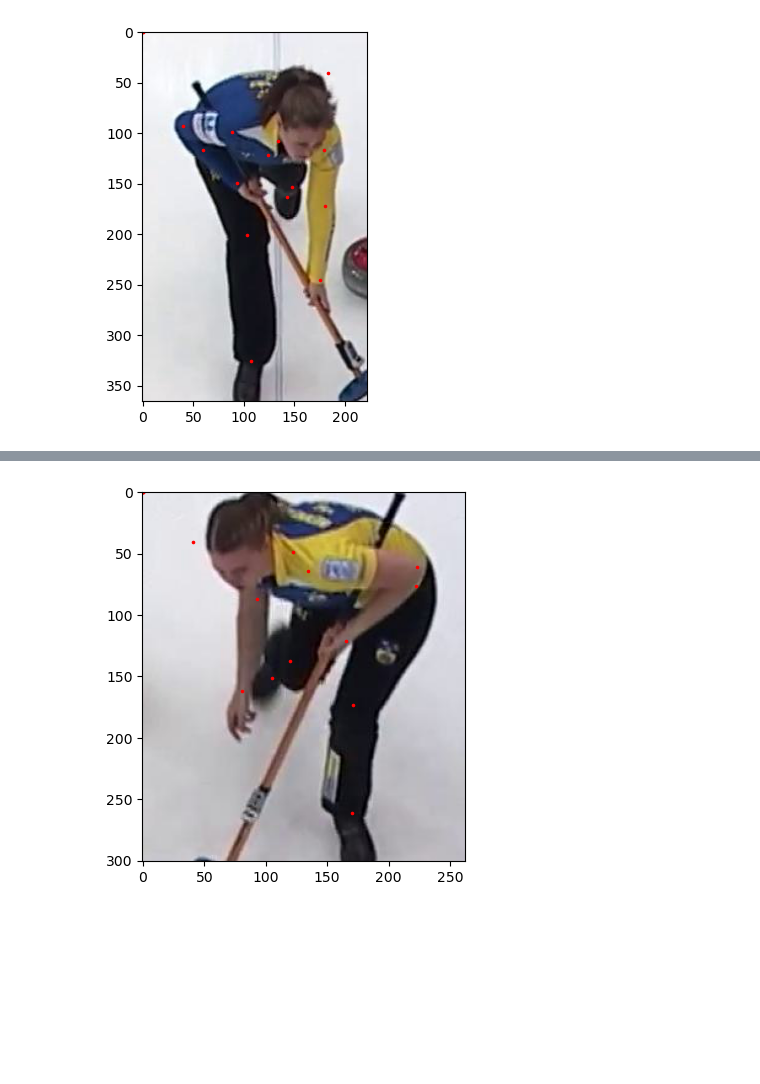
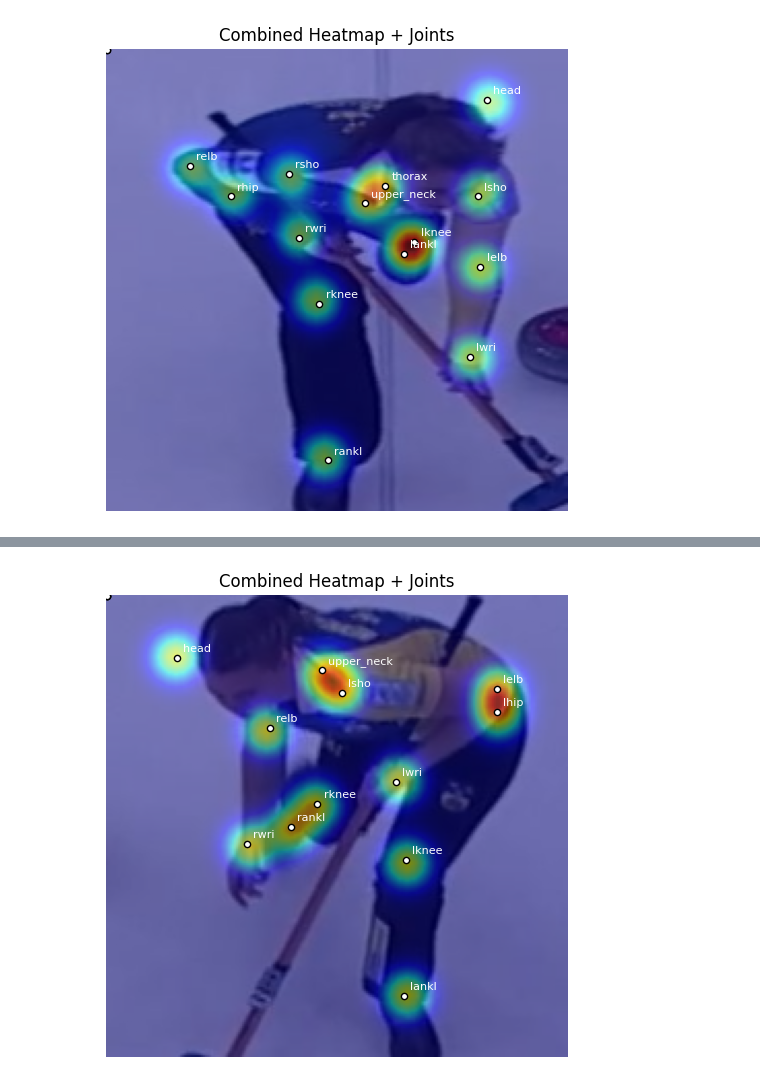
Before and after one commit to leftlyk/AIML339Capstone, a Jupyter notebook: data/test_mpii_dataset.ipynb, the cells around one changed output, grey strips where cells are left out. Saved outputs shown, nothing was run; the diff lists cells and outputs as text; code cells hidden in the pictures; blank space fills up the shorter version.

```diff
--- a/data/test_mpii_dataset.ipynb
+++ b/data/test_mpii_dataset.ipynb
@@ -1,21 +1,76 @@
 # %%
-from mpii_dataset import MPII_Dataset
+from mpii_dataset import MPIIDataset
 import matplotlib.pyplot as plt
+import torch
+import cv2
 
-face_dataset = MPII_Dataset(images_path='cropped_persons/',
+face_dataset = MPIIDataset(images_path='cropped_persons/',
                             annotations_path='annotations/cropped_persons_annotations.json',
                                     )
 
-fig = plt.figure()
 
-def show_joints(image, joints):
-    """Show image with landmarks"""
-    print(joints)
+mpii_idx_to_jnt = {
+    0: 'rankl', 1: 'rknee', 2: 'rhip', 3: 'lhip', 4: 'lknee', 5: 'lankl',
+    6: 'pelvis', 7: 'thorax', 8: 'upper_neck', 9: 'head',
+    10: 'rwri', 11: 'relb', 12: 'rsho', 13: 'lsho', 14: 'lelb', 15: 'lwri'
+}
+
+def show_combined_heatmap_with_joints(image, heatmaps, coords=None, alpha=0.5, joint_names=mpii_idx_to_jnt):
+    """
+    Overlay all joint heatmaps + optionally draw joint points.
+
+    Args:
+        image: (3, H, W) or (H, W, 3)
+        heatmaps: (num_joints, Hh, Wh)
+        coords: optional (num_joints, 2) normalized joint coordinates in [0,1]
+        alpha: transparency for overlay
+    """
+    # Convert image
+    if isinstance(image, torch.Tensor):
+        image = image.detach().cpu().numpy()
+    if image.ndim == 3 and image.shape[0] == 3:
+        image = np.transpose(image, (1, 2, 0))
+    if image.max() > 1:
+        image = image / 255.0
+
+    H, W, _ = image.shape
+
+    # Convert heatmaps
+    if isinstance(heatmaps, torch.Tensor):
+        heatmaps = heatmaps.detach().cpu().numpy()
+
+    num_joints = heatmaps.shape[0]
+    combined_hm = np.zeros((H, W), dtype=np.float32)
+    for j in range(num_joints):
+        hm = heatmaps[j]
+        hm_resized = cv2.resize(hm, (W, H))
+        combined_hm += hm_resized
+    combined_hm = (combined_hm - combined_hm.min()) / (combined_hm.max() + 1e-6)
+
+    # Overlay combined heatmap
+    plt.figure(figsize=(6, 6))
     plt.imshow(image)
-    plt.scatter(joints[:, 0], joints[:, 1], s=10, marker='.', c='r')
+    plt.imshow(combined_hm, cmap='jet', alpha=alpha)
+
+    # Plot joint coordinates
+    if coords is not None:
+        if isinstance(coords, torch.Tensor):
+            coords = coords.detach().cpu().numpy()
+        for i, (x, y) in enumerate(coords):
+            x_pix, y_pix = int(x * W), int(y * H)
+            plt.scatter(x_pix, y_pix, s=20, c='white', edgecolors='black')
+            plt.text(x_pix + 3, y_pix - 3, joint_names.get(i, str(i)), color='white', fontsize=8)
+
+    plt.axis('off')
+    plt.title("Combined Heatmap + Joints")
     plt.show()
 
+
+
+
 for i, sample in enumerate(face_dataset):
-    print(i, sample['image'].shape, sample['joints'].shape)
-    show_joints(**sample)
+    if i < 5:
+        show_combined_heatmap_with_joints(sample['image'], sample['heatmaps'], sample['joints'])
+    else:
+        break
 # %% [output]
@@ -39 +77 @@ for i, sample in enumerate(face_dataset):
-[figure, old version]
+[figure, new version]
@@ -57 +78 @@ for i, sample in enumerate(face_dataset):
-[figure, old version]
+[figure, new version]
```
Also changed, not shown: parts of 1 cell of this notebook, 2 other files.
